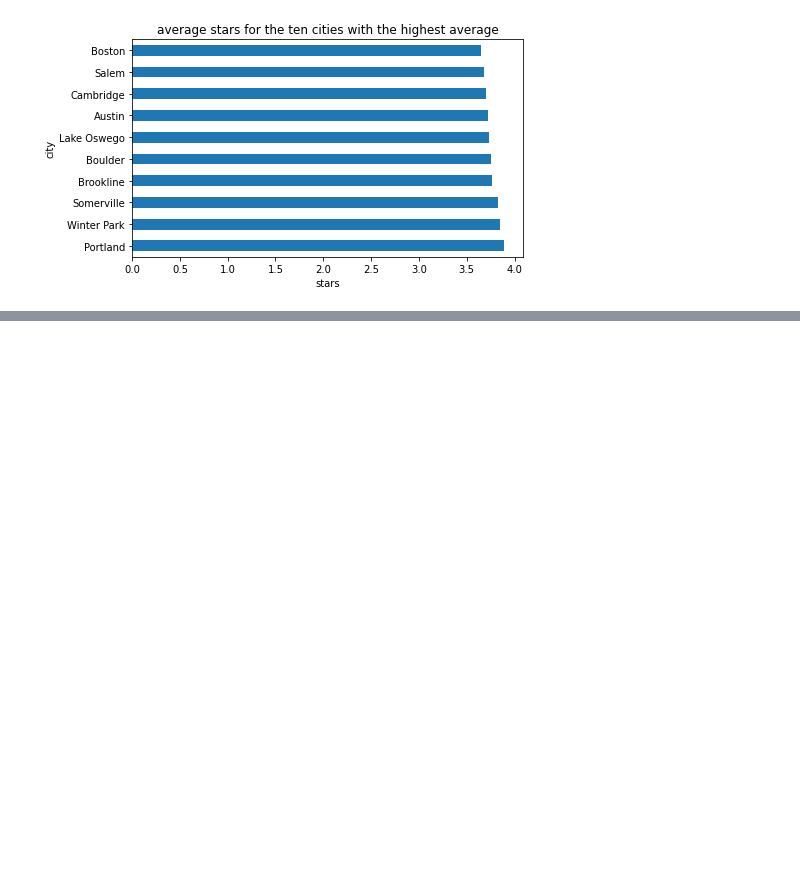
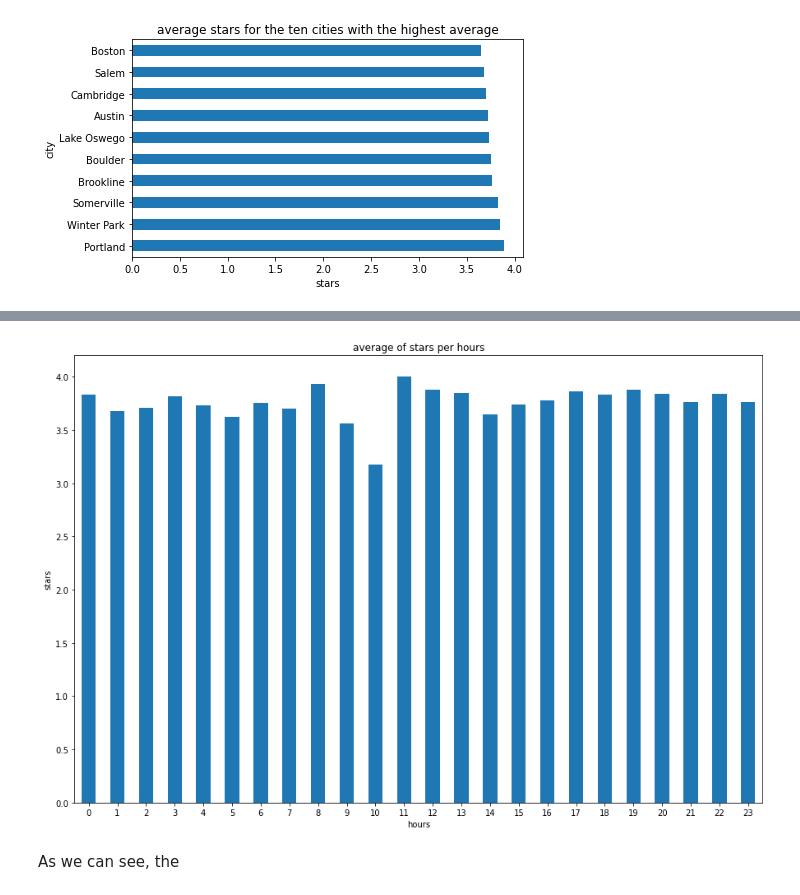
Before and after one commit to lucarossi9/Statistical-computation-project-2, a Jupyter notebook: An analysis on the ratings.ipynb, the cells around one changed output, grey strips where cells are left out. Drawn from its saved outputs; the diff is of its cells as text; code cells hidden in the pictures; blank space fills up the shorter version.

```diff
--- a/An analysis on the ratings.ipynb
+++ b/An analysis on the ratings.ipynb
@@ -193,0 +285,8 @@ As we can notice, the city with the highest average star is Portland with an ave
+# %%
+#opening json file
+df_b = pd.read_json('yelp_academic_dataset_business.json', lines=True)
+#we want to study only restaurants and bars so we drop all the other activities
+df_b.dropna( axis=0, how="any", thresh=None, subset=None, inplace=True)
+df_activities=df_b[df_b.categories.str.contains("Restaurants", na=False)==True]
+# %%
+final_df = pd.merge(df_activities,reviews, right_on='business_id', left_on='business_id')
@@ -193,0 +311,3 @@ As we can notice, the city with the highest average star is Portland with an ave
+# %%
+df_dates = final_df.drop(columns=['name', 'address', 'state', 'postal_code', 'latitude', 'longitude','stars_x', 'review_count', 'categories', 'hours', 'is_open',
+                                 'attributes', 'user_id', 'useful', 'funny', 'cool', 'text', 'business_id', 'city', 'review_id'])
@@ -193,0 +330,13 @@ As we can notice, the city with the highest average star is Portland with an ave
+# %%
+df_dates.date = df_dates['date'].apply(lambda x : datetime.strptime(x, '%Y-%m-%d %H:%M:%S'))
+# %%
+df_dates.groupby(df_dates['date'].dt.hour)["stars_y"].mean().plot(
+    kind='bar', rot=0, figsize=(15,10))
+plt.ylabel('stars')
+plt.xlabel('hours')
+plt.title('average of stars per hours')
+plt.show()
+# %% [output]
+[figure, added]
+# %% [markdown]
+As we can see, the
```
Also changed, not shown: parts of 27 cells of this notebook.
